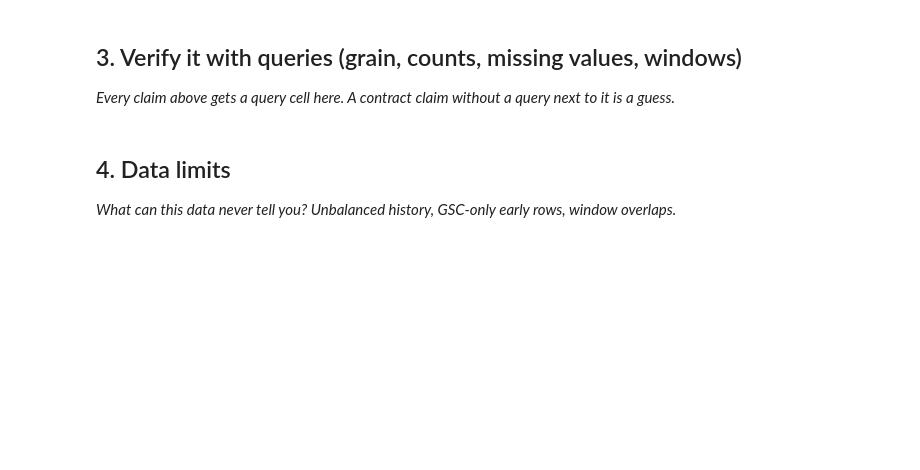
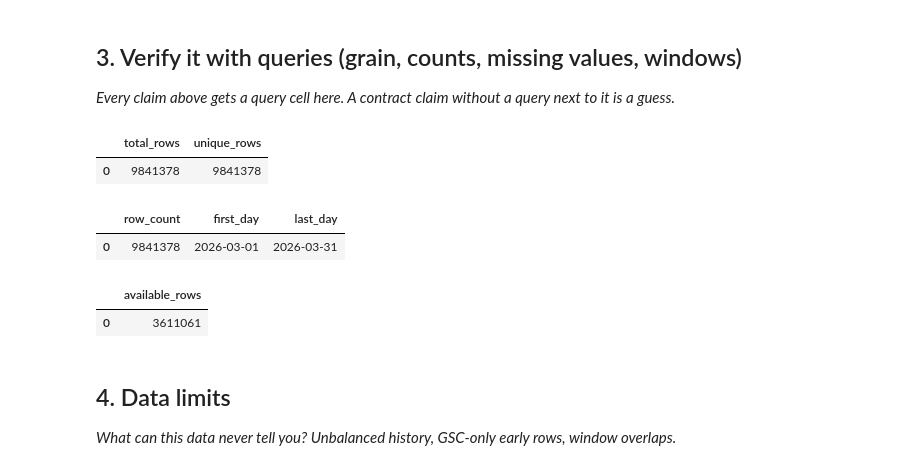
Before and after one commit to DeveshPandey1331/flyrank-ml, a Jupyter notebook: work/notebooks/w03_data_contract.ipynb, the cells around one changed output. Drawn from its saved outputs; the diff is of its cells as text; code cells hidden in the pictures; blank space fills up the shorter version.

```diff
--- a/work/notebooks/w03_data_contract.ipynb
+++ b/work/notebooks/w03_data_contract.ipynb
@@ -27,6 +153,51 @@ This skeleton is yours to fill. Work the sections **in order** — each one has
 # %%
 # This cell is for CODE (numbers, a query, a check).
 # Write your text answer in the cell ABOVE this one — typing sentences here breaks Run All.
+con.sql(f"""
+SELECT
+COUNT(*) total_rows,
+COUNT(DISTINCT (
+report_date,
+client_hash_id,
+content_hash_id
+))
+AS unique_rows
+FROM read_parquet(
+'{rel}/fact_content_daily_performance/**/*.parquet'
+)
+WHERE month='2026-03'
+""").df()
+# %% [output]
+|  | total_rows | unique_rows |
+| 0 | 9841378 | 9841378 |
+# %%
+con.sql(f"""
+SELECT
+    COUNT(*) AS row_count,
+    MIN(report_date) AS first_day,
+    MAX(report_date) AS last_day
+FROM read_parquet(
+'{rel}/fact_content_daily_performance/**/*.parquet'
+)
+WHERE month = '2026-03'
+""").df()
+# %% [output]
+|  | row_count | first_day | last_day |
+| 0 | 9841378 | 2026-03-01 | 2026-03-31 |
+# %%
+con.sql(f"""
+SELECT
+COUNT(*) available_rows
+FROM read_parquet(
+'{rel}/fact_content_daily_performance/**/*.parquet'
+)
+WHERE
+month='2026-03'
+AND gsc_data_available IS TRUE
+""").df()
+# %% [output]
+|  | available_rows |
+| 0 | 3611061 |
 # %% [markdown]
 ## 4. Data limits
 
```
Also changed, not shown: parts of 12 cells of this notebook.
